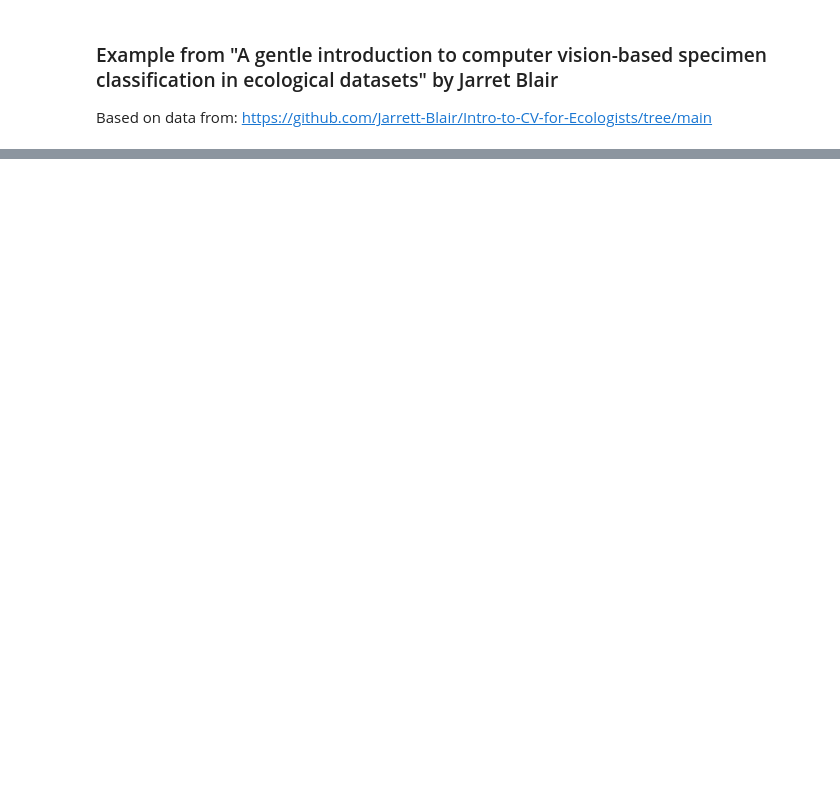
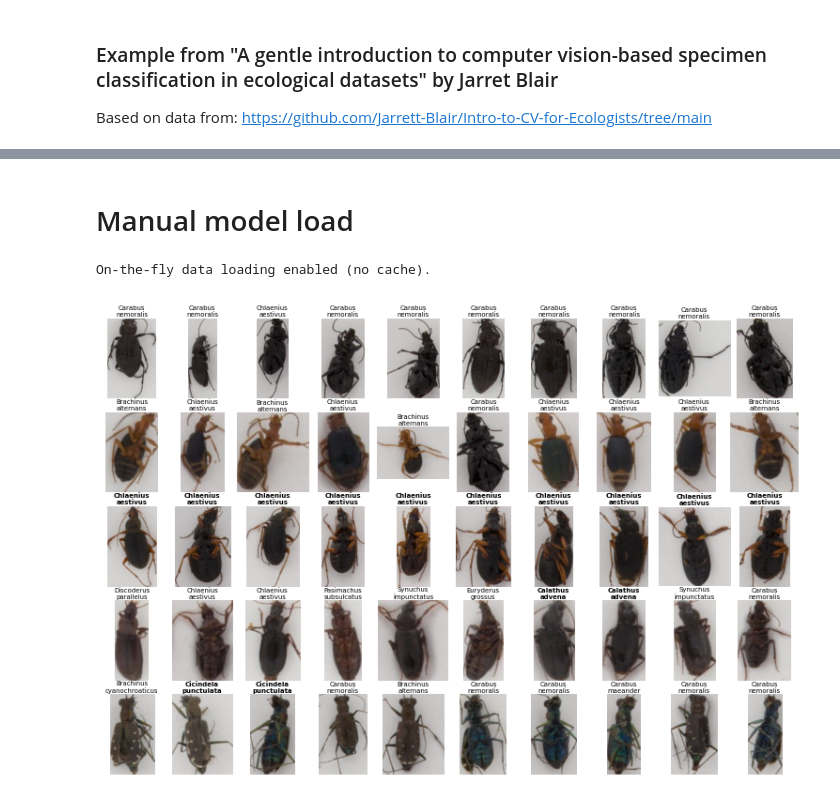
Before and after one commit to asgersvenning/mini_trainer, a Jupyter notebook: examples/blair.ipynb, the cells around one changed output, grey strips where cells are left out. Cells and saved outputs as stored; diff of their text form; code cells hidden in the pictures; blank space fills up the shorter version.

```diff
--- a/examples/blair.ipynb
+++ b/examples/blair.ipynb
@@ -143,0 +84,2 @@ acc1= 85.0 | acc5= 90.0 | loss= 1.37
+# %% [markdown]
+# Manual model load
@@ -143,0 +110,52 @@ acc1= 85.0 | acc5= 90.0 | loss= 1.37
+# %%
+from matplotlib import pyplot as plt
+from matplotlib.axes import Axes
+from PIL import Image
+
+from mini_trainer.utils.io import LazyDataset
+from mini_trainer.utils.logging import BaseResultCollector
+
+genera = classes["genus"][:5]
+species = []
+for k, v in sp2cls.items():
+    g = v["genus"][1]
+    if g not in genera:
+        continue
+    genera.remove(g)
+    species.append(k)
+
+images = []
+labels = []
+for sp in species:
+    spcls = sp2cls[sp]
+    s, g = sp, spcls["genus"][1]
+    dir = os.path.join("blair", "test", sp)
+    ims = [os.path.join(dir, f) for f in os.listdir(dir)][:10]
+    images.extend(ims)
+    labels.extend([(s, g)] * len(ims))
+
+ds = LazyDataset(mproc, images)
+
+fig, axs = plt.subplots(5, 10, figsize=(7.5, 5))
+
+for i, ax in enumerate(axs.flatten()):
+    tim = ds[i]
+    with torch.inference_mode():
+        prediction = model(tim.unsqueeze(0).to(device))
+    pred_cls = idx2cls[prediction.argmax().item()]
+    label_cls = labels[i][0]
+    correct = pred_cls == label_cls
+    if not isinstance(ax, Axes):
+        raise TypeError()
+    ax.imshow(Image.open(images[i]))
+    ax.set_title(
+        "\n".join(pred_cls.split(" ")[:2]),
+        pad=0, y=1.025, fontdict={"fontsize" : 5, "fontweight" : "bold" if correct else "normal"}
+    )
+    ax.axis("off")
+
+plt.tight_layout(pad=0)
+plt.show()
+# %% [output]
+On-the-fly data loading enabled (no cache).
+[figure, added]
```
Also changed, not shown: parts of 8 cells of this notebook, 11 other files.
